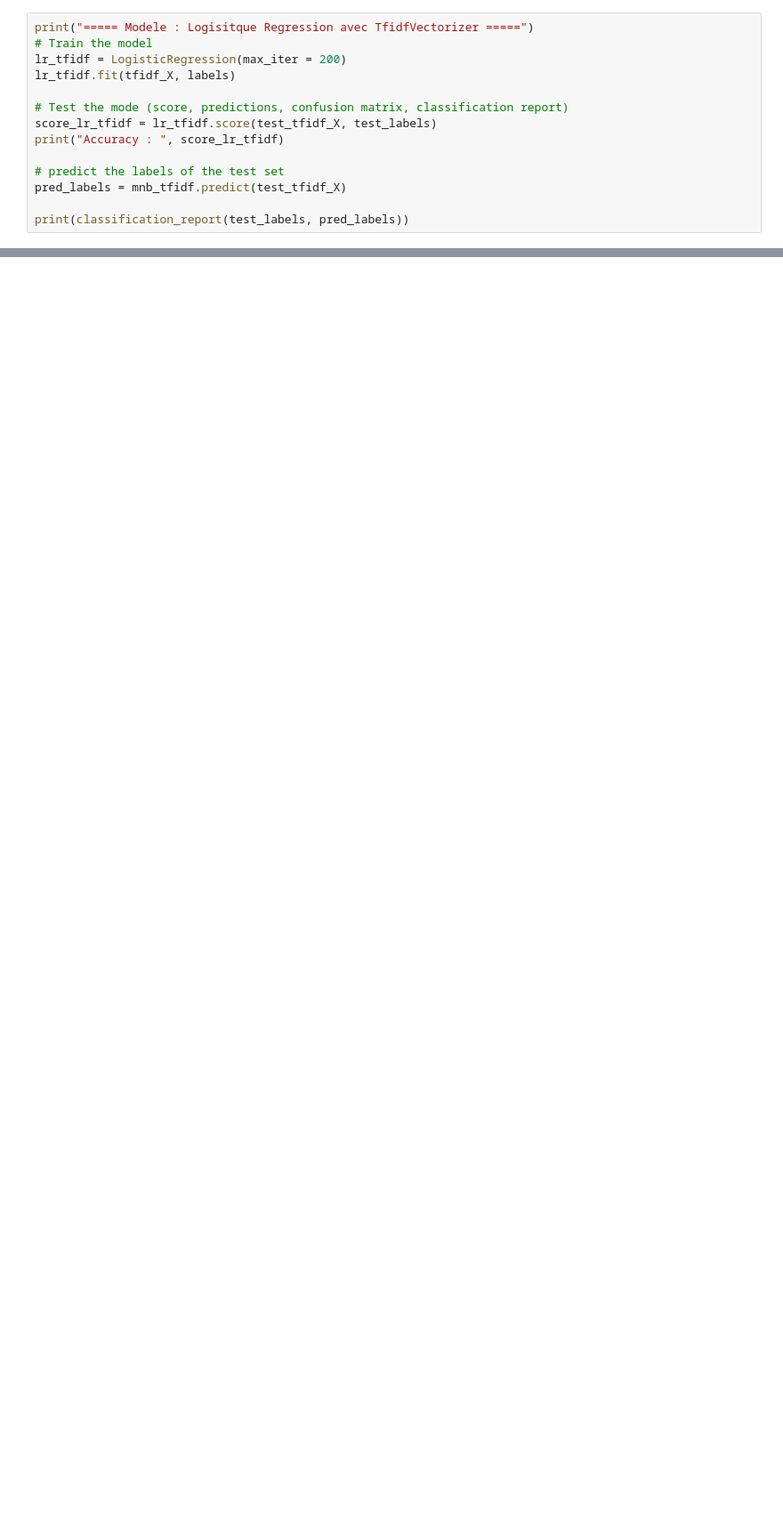
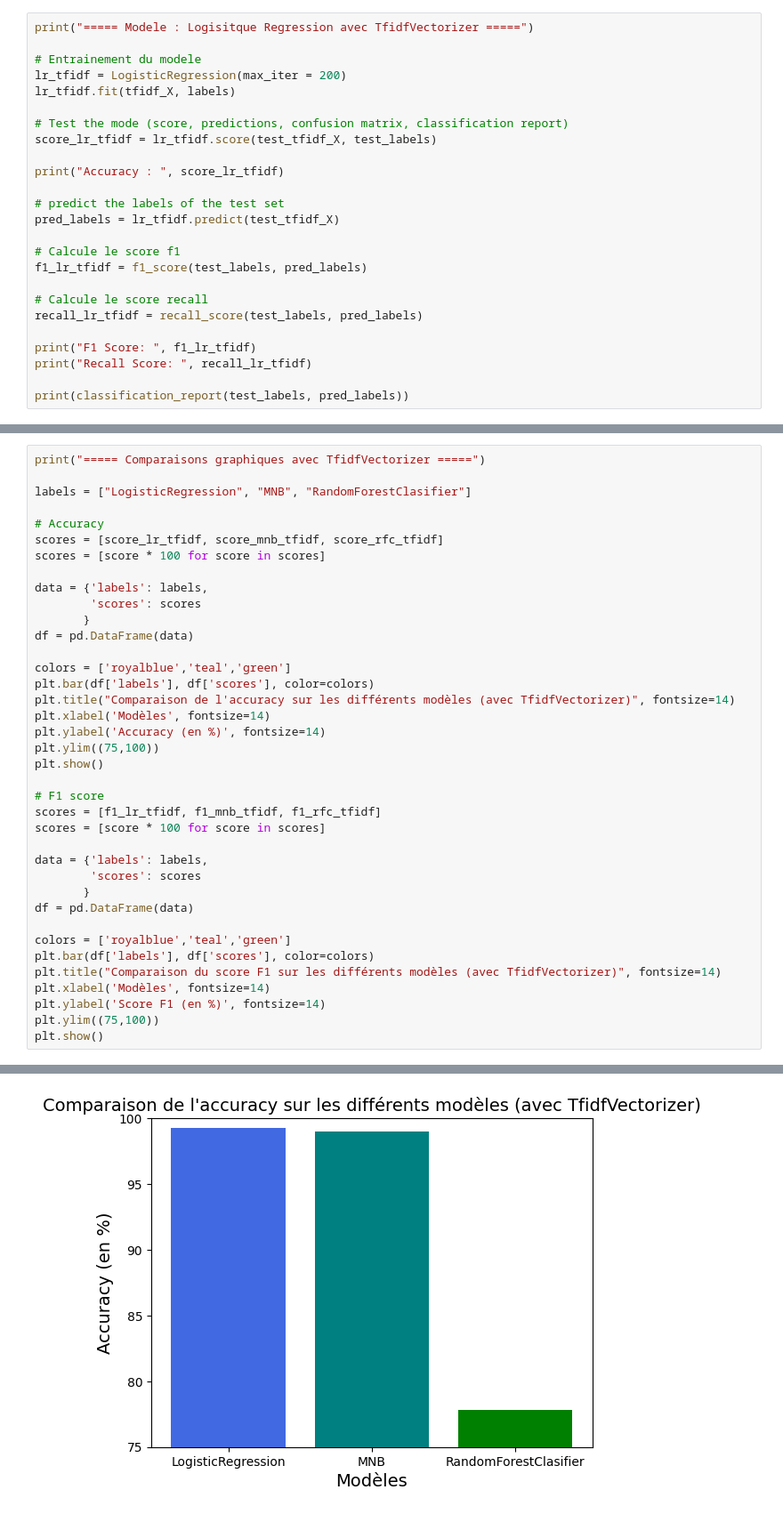
Before and after one commit to QuentinPauwels/detectMaliciousURLsUsingMachineLearning, a Jupyter notebook: malicious_url_detection.ipynb, the cells around one changed output, grey strips where cells are left out. Shown at 89% size. Saved outputs shown, nothing was run; the diff lists cells and outputs as text; blank space fills up the shorter version.

```diff
--- a/malicious_url_detection.ipynb
+++ b/malicious_url_detection.ipynb
@@ -244,15 +324,26 @@ weighted avg       0.98      0.98      0.98     84093
 # %%
 print("===== Modele : Logisitque Regression avec TfidfVectorizer =====")
-# Train the model
+
+# Entrainement du modele
 lr_tfidf = LogisticRegression(max_iter = 200)
 lr_tfidf.fit(tfidf_X, labels)
 
 # Test the mode (score, predictions, confusion matrix, classification report)
 score_lr_tfidf = lr_tfidf.score(test_tfidf_X, test_labels)
+
 print("Accuracy : ", score_lr_tfidf)
 
 # predict the labels of the test set
-pred_labels = mnb_tfidf.predict(test_tfidf_X)
+pred_labels = lr_tfidf.predict(test_tfidf_X)
+
+# Calcule le score f1
+f1_lr_tfidf = f1_score(test_labels, pred_labels)
+
+# Calcule le score recall
+recall_lr_tfidf = recall_score(test_labels, pred_labels)
+
+print("F1 Score: ", f1_lr_tfidf)
+print("Recall Score: ", recall_lr_tfidf)
 
 print(classification_report(test_labels, pred_labels))
 # %% [output]
@@ -332,0 +646,39 @@ GRAPHIQUES
+# %%
+print("===== Comparaisons graphiques avec TfidfVectorizer =====")
+
+labels = ["LogisticRegression", "MNB", "RandomForestClasifier"]
+
+# Accuracy
+scores = [score_lr_tfidf, score_mnb_tfidf, score_rfc_tfidf]
+scores = [score * 100 for score in scores]
+
+data = {'labels': labels,
+        'scores': scores
+       }
+df = pd.DataFrame(data)
+
+colors = ['royalblue','teal','green']
+plt.bar(df['labels'], df['scores'], color=colors)
+plt.title("Comparaison de l'accuracy sur les différents modèles (avec TfidfVectorizer)", fontsize=14)
+plt.xlabel('Modèles', fontsize=14)
+plt.ylabel('Accuracy (en %)', fontsize=14)
+plt.ylim((75,100))
+plt.show()
+
+# F1 score
+scores = [f1_lr_tfidf, f1_mnb_tfidf, f1_rfc_tfidf]
+scores = [score * 100 for score in scores]
+
+data = {'labels': labels,
+        'scores': scores
+       }
+df = pd.DataFrame(data)
+
+colors = ['royalblue','teal','green']
+plt.bar(df['labels'], df['scores'], color=colors)
+plt.title("Comparaison du score F1 sur les différents modèles (avec TfidfVectorizer)", fontsize=14)
+plt.xlabel('Modèles', fontsize=14)
+plt.ylabel('Score F1 (en %)', fontsize=14)
+plt.ylim((75,100))
+plt.show()
+# %% [output]
@@ -332,0 +686 @@ GRAPHIQUES
+[figure, added]
```
Also changed, not shown: parts of 39 cells of this notebook, 2 other files.
